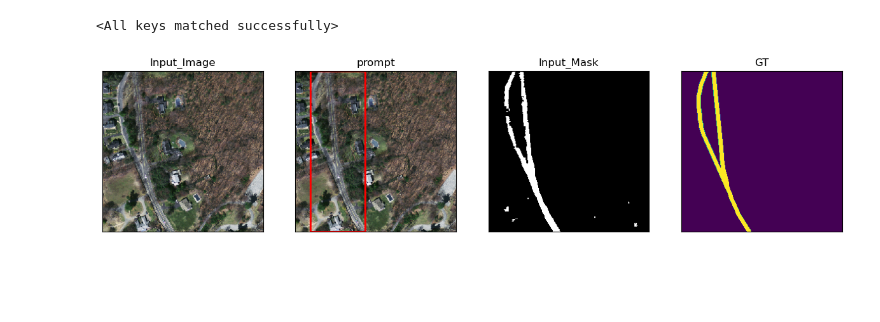
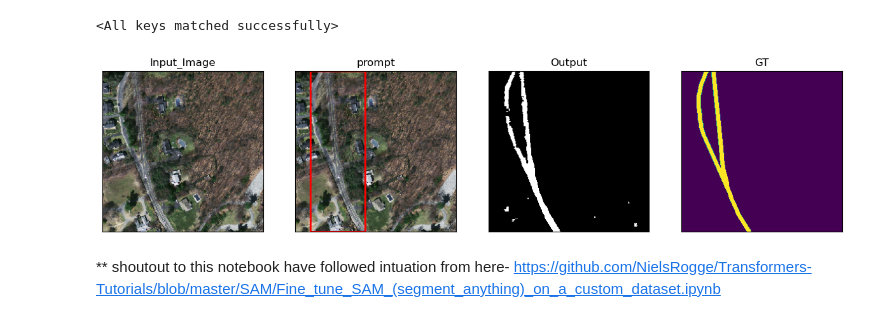
Before and after one commit to rickragv/-segment-anything-fine-tune, a Jupyter notebook: custom-sam-finetune.ipynb, the cells around one changed output. Cells and saved outputs as stored; diff of their text form; code cells hidden in the pictures; blank space fills up the shorter version.

```diff
--- a/custom-sam-finetune.ipynb
+++ b/custom-sam-finetune.ipynb
@@ -221,10 +221,7 @@ def get_bounding_box(mask_0):
 from torch.utils.data import Dataset
 
 class SAMDataset(Dataset):
-  """
-  This class is used to create a dataset that serves input images and masks.
-  It takes a dataset and a processor as input and overrides the __len__ and __getitem__ methods of the Dataset class.
-  """
+
   def __init__(self, dataset, processor):
     self.dataset = dataset
     self.processor = processor
@@ -373,32 +370,35 @@ medsam_seg_prob = torch.sigmoid(outputs.pred_masks.squeeze(1))
 medsam_seg_prob = medsam_seg_prob.cpu().numpy().squeeze()
 medsam_seg = (medsam_seg_prob > 0.5).astype(np.uint8)
 
 
 fig, axes = plt.subplots(1, 4, figsize=(15, 5))
 
 # Plot the first image on the left
 axes[0].imshow(np.array(test_image), cmap='gray')  # Assuming the first image is grayscale
 axes[0].set_title("Input_Image")
 axes[2].imshow(medsam_seg, cmap='gray')  # Assuming the second image is grayscale
-axes[2].set_title("Input_Mask")
+axes[2].set_title("Output")
 img_1 = copy.deepcopy(test_image)
 cv2.rectangle(img_1, (bbox_[0], bbox_[1]), (bbox_[2], bbox_[3]), (255, 0, 0), 2)
 # Plot the second image on the right
 axes[1].imshow(img_1, cmap='gray')  # Assuming the second image is grayscale
 axes[1].set_title("prompt")
 
 # Plot the second image on the right
 axes[3].imshow(ground_truth_mask)  # Assuming the second image is grayscale
 axes[3].set_title("GT")
 
 # Hide axis ticks and labels
 for ax in axes:
     ax.set_xticks([])
     ax.set_yticks([])
     ax.set_xticklabels([])
     ax.set_yticklabels([])
 
 # Display the images side by side
 plt.show()
 # %% [output]
-[figure, old version]
+[figure, new version]
+# %% [markdown]
+** shoutout to this notebook have followed intuation from here-
+https://github.com/NielsRogge/Transformers-Tutorials/blob/master/SAM/Fine_tune_SAM_(segment_anything)_on_a_custom_dataset.ipynb
```
Also changed, not shown: 1 other file.
